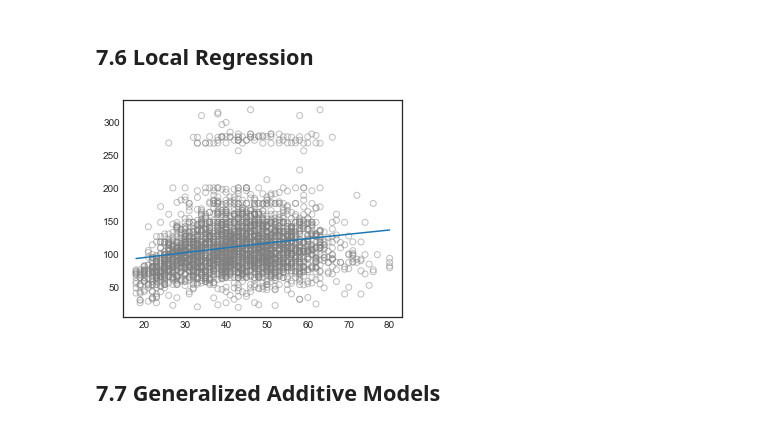
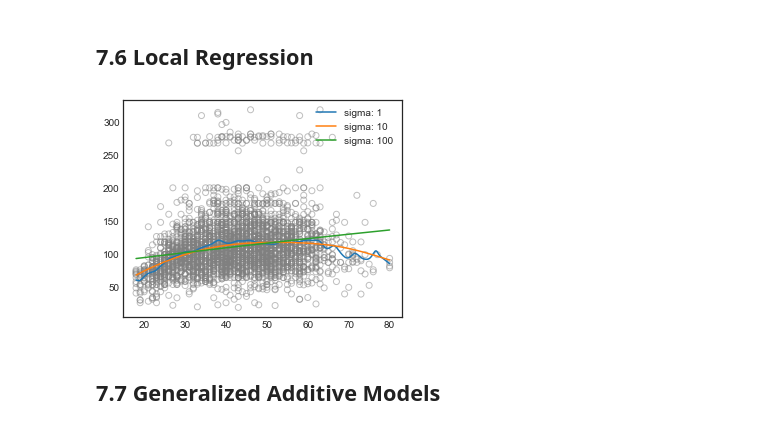
Before and after one commit to pedvide/ISLR_Python, a Jupyter notebook: Chapter7_Moving_Beyond_Linearity.ipynb, the cells around one changed output. Cells and saved outputs as stored; diff of their text form; code cells hidden in the pictures.

Commit message:
labels

```diff
--- a/Chapter7_Moving_Beyond_Linearity.ipynb
+++ b/Chapter7_Moving_Beyond_Linearity.ipynb
@@ -427,7 +427,7 @@ X = df_wage['age'].values.reshape(-1, 1)
 y = df_wage['wage'].values
 age_range = np.linspace(df_wage.age.min(), df_wage.age.max(), 1000).reshape((-1, 1))
 # %%
-n_neighbors = 3000  # all NN, use sigma to control local influence
+n_neighbors = len(X)  # all NN, use sigma to control local influence
 sigmas = [1, 10, 100]
 y_preds = []
 for sigma in sigmas:
@@ -438,10 +438,11 @@ for sigma in sigmas:
 # %%
 fig, ax = plt.subplots(1, 1, figsize=(5,4))
 
 ax.scatter(X, y, facecolors='None', edgecolors='grey', alpha=.5)
 for num, sigma in enumerate(sigmas):
-    ax.plot(age_range, y_preds[num], label=f'')
+    ax.plot(age_range, y_preds[num], label=f'sigma: {sigma}')
+ax.legend();
 # %% [output]
-[figure, old version]
+[figure, new version]
 # %% [markdown]
 ## 7.7 Generalized Additive Models
```
